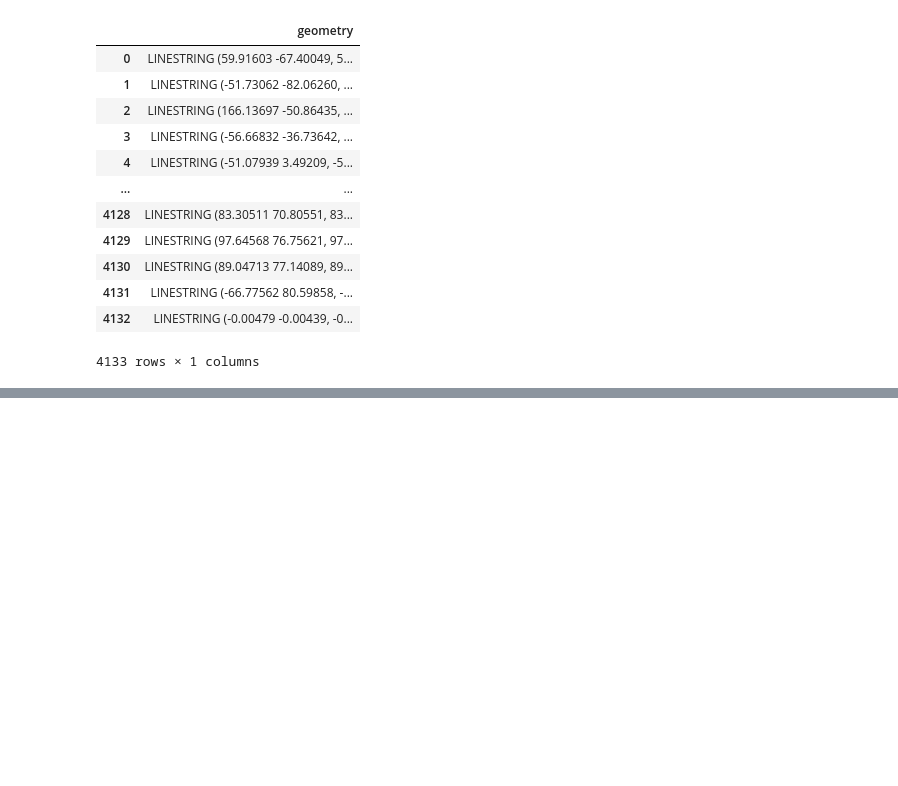
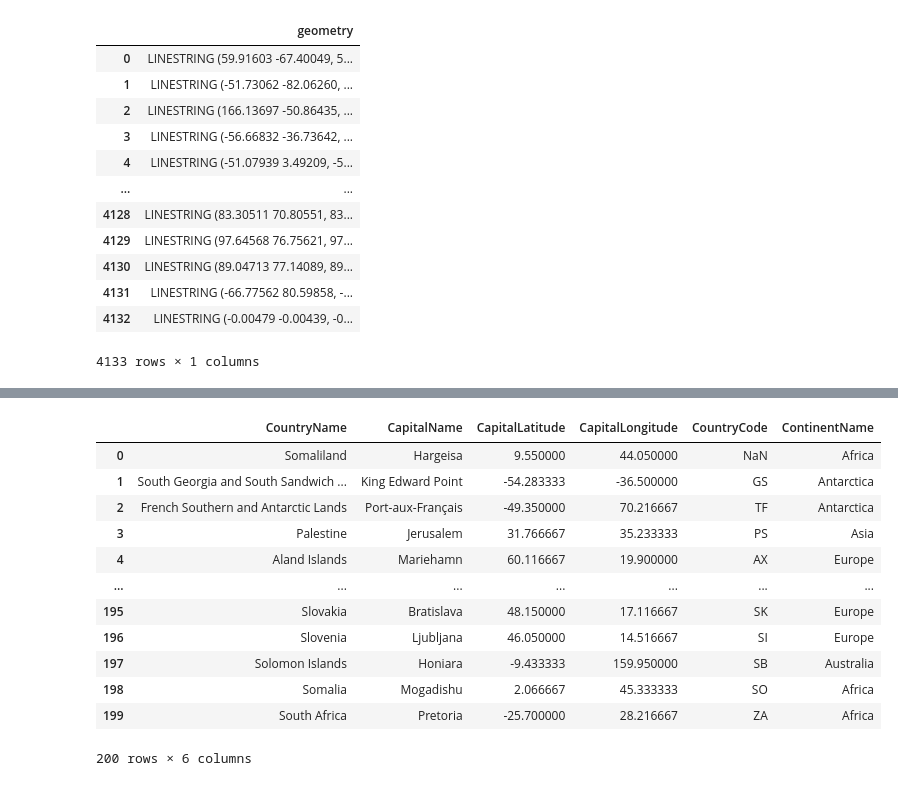
Before and after one commit to Bartholomew-Taylor/snow_crab, a Jupyter notebook: snow_crabs.ipynb, the cells around one changed output, grey strips where cells are left out. Saved outputs shown, nothing was run; the diff lists cells and outputs as text; code cells hidden in the pictures; blank space fills up the shorter version.

```diff
--- a/snow_crabs.ipynb
+++ b/snow_crabs.ipynb
@@ -242,0 +243,17 @@ plt.show()
+# %%
+capitals = pd.read_csv('concap.csv')
+capitals.head(200)
+# %% [output]
+|  | CountryName | CapitalName | CapitalLatitude | CapitalLongitude | CountryCode | ContinentName |
+| 0 | Somaliland | Hargeisa | 9.550000 | 44.050000 | NaN | Africa |
+| 1 | South Georgia and South Sandwich ... | King Edward Point | -54.283333 | -36.500000 | GS | Antarctica |
+| 2 | French Southern and Antarctic Lands | Port-aux-Français | -49.350000 | 70.216667 | TF | Antarctica |
+| 3 | Palestine | Jerusalem | 31.766667 | 35.233333 | PS | Asia |
+| 4 | Aland Islands | Mariehamn | 60.116667 | 19.900000 | AX | Europe |
+| ... | ... | ... | ... | ... | ... | ... |
+| 195 | Slovakia | Bratislava | 48.150000 | 17.116667 | SK | Europe |
+| 196 | Slovenia | Ljubljana | 46.050000 | 14.516667 | SI | Europe |
+| 197 | Solomon Islands | Honiara | -9.433333 | 159.950000 | SB | Australia |
+| 198 | Somalia | Mogadishu | 2.066667 | 45.333333 | SO | Africa |
+| 199 | South Africa | Pretoria | -25.700000 | 28.216667 | ZA | Africa |
+200 rows × 6 columns
```
Also changed, not shown: parts of 23 cells of this notebook, 2 other files.
